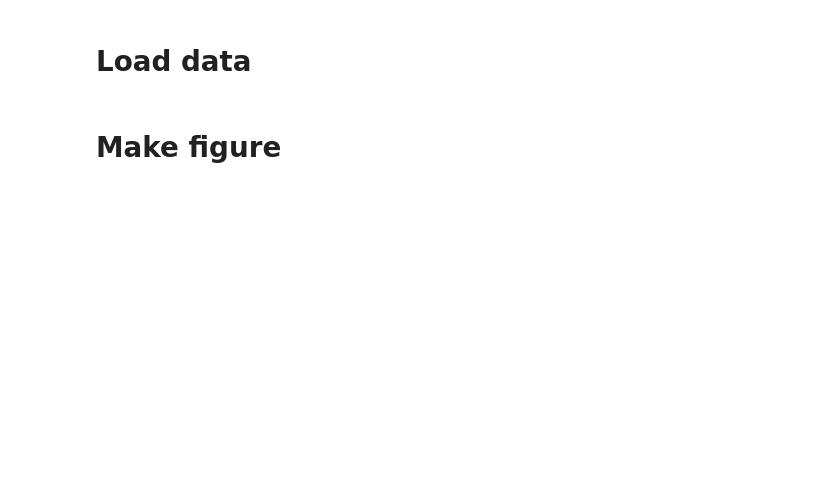
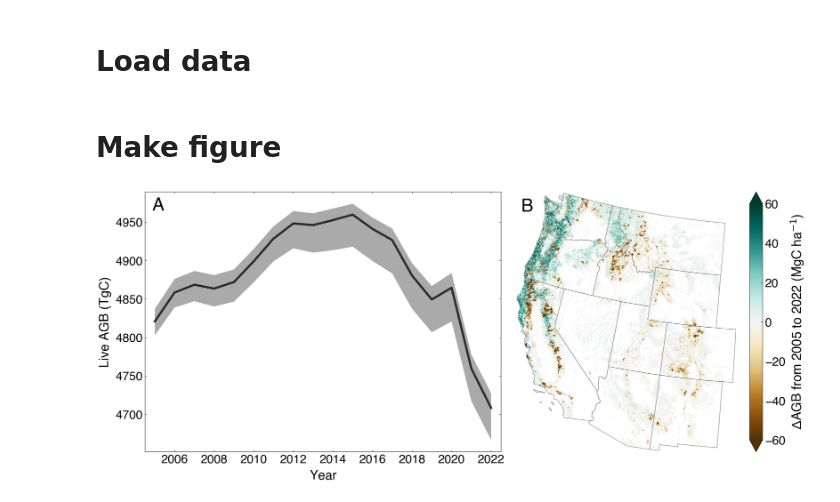
Before and after one commit to carbonplan/western-us-biomass, a Jupyter notebook: nbs/4_make_figures/Figure_2_trend.ipynb, the cells around one changed output. Saved outputs shown, nothing was run; the diff lists cells and outputs as text; code cells hidden in the pictures; blank space fills up the shorter version.

```diff
--- a/nbs/4_make_figures/Figure_2_trend.ipynb
+++ b/nbs/4_make_figures/Figure_2_trend.ipynb
@@ -75,34 +75,45 @@ maps.plot_map(
     title=None,
     cbar_label="Δ Live aboveground biomass (MgC/ha)",
     cmap=plt.cm.BrBG,
     clims=[-60, 60],
     savefig=None,
     ax=ax1,
 )
 
 
 for i, ax in enumerate(fig.axes):
     if ax != ax0 and ax != ax1:  # it's the colorbar axes
         ax.yaxis.label.set_fontsize(style_settings["axes.titlesize"])
         ax.tick_params(labelsize=style_settings["xtick.labelsize"])
         ax.set_ylabel("ΔAGB from 2005 to 2022 (MgC ha$^{-1}$)", labelpad=10)
 
 ##############################################################################################################
 ##############################################################################################################
 
 
+figure_settings.panel_x_offset = 0.02
+figure_settings.panel_y_offset = 0.98
+
 panel_labels = ["A", "B"]
 for i, ax in enumerate(axes):
     ax.text(
-        0.01,
-        0.99,
+        figure_settings.panel_x_offset,
+        figure_settings.panel_y_offset,
         panel_labels[i],
         transform=ax.transAxes,
         fontsize=style_settings["font.size"] * 1.5,
         fontweight="bold",
         va="top",
     )
 
+axes[1].set(rasterized=True)
+
 fig.subplots_adjust(left=0.05, right=0.92, top=0.92, bottom=0.08, wspace=-0.1)
-fig.savefig(dir_info.dir_figures + "Figure2.jpg", bbox_inches="tight", dpi=300)
-fig.savefig(dir_info.dir_figures + "Figure2.pdf", bbox_inches="tight")
+# fig.savefig(dir_info.dir_figures + "Figure2.jpg", bbox_inches="tight", dpi=300)
+# fig.savefig(dir_info.dir_figures + "Figure2.pdf", bbox_inches="tight")
+fig.savefig(
+    dir_info.dir_figures + "fig-biomass_timeseries_and_map.jpg", bbox_inches="tight", dpi=300
+)
+fig.savefig(dir_info.dir_figures + "fig-biomass_timeseries_and_map.pdf", bbox_inches="tight")
+# %% [output]
+[figure, added]
```
Also changed, not shown: 5 other files.
